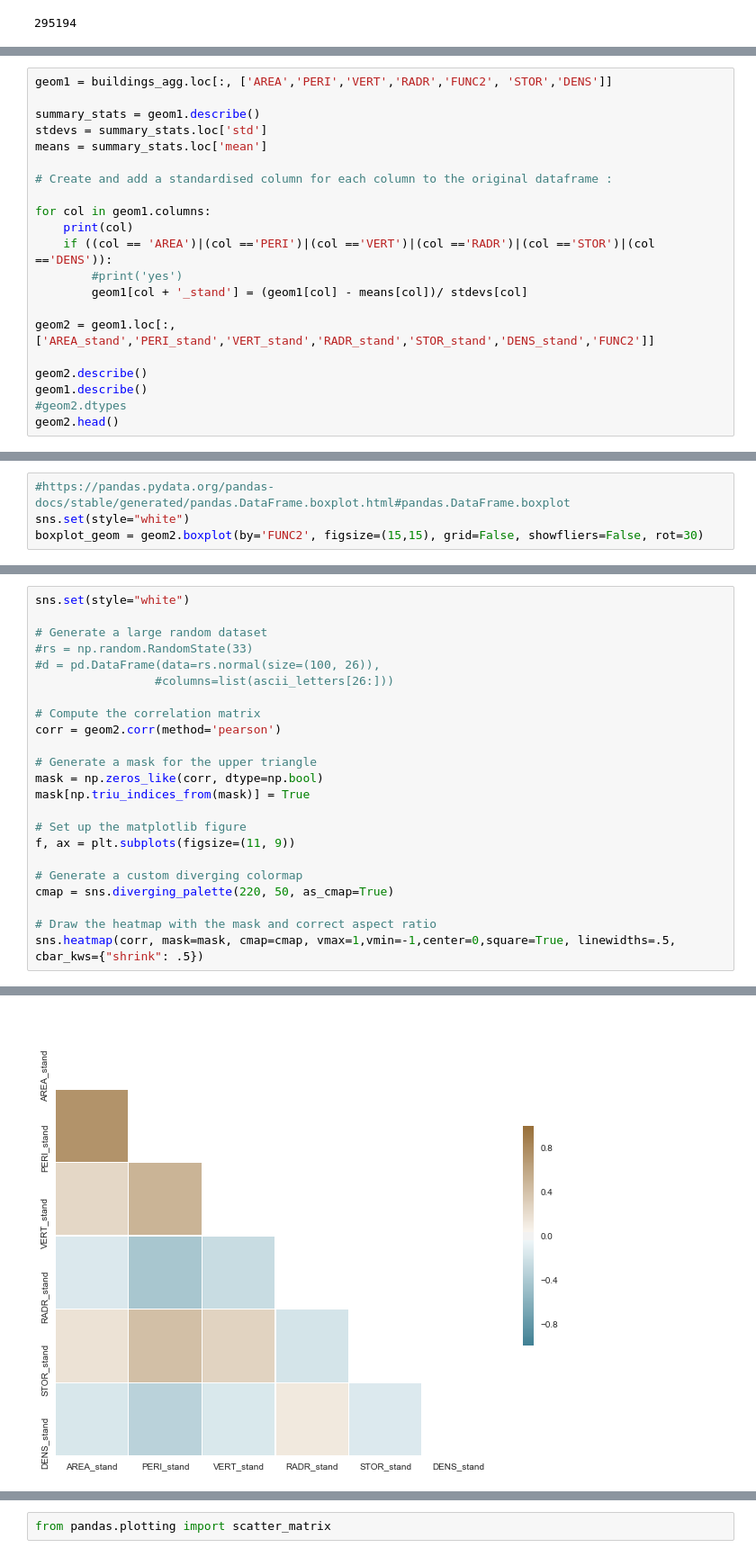
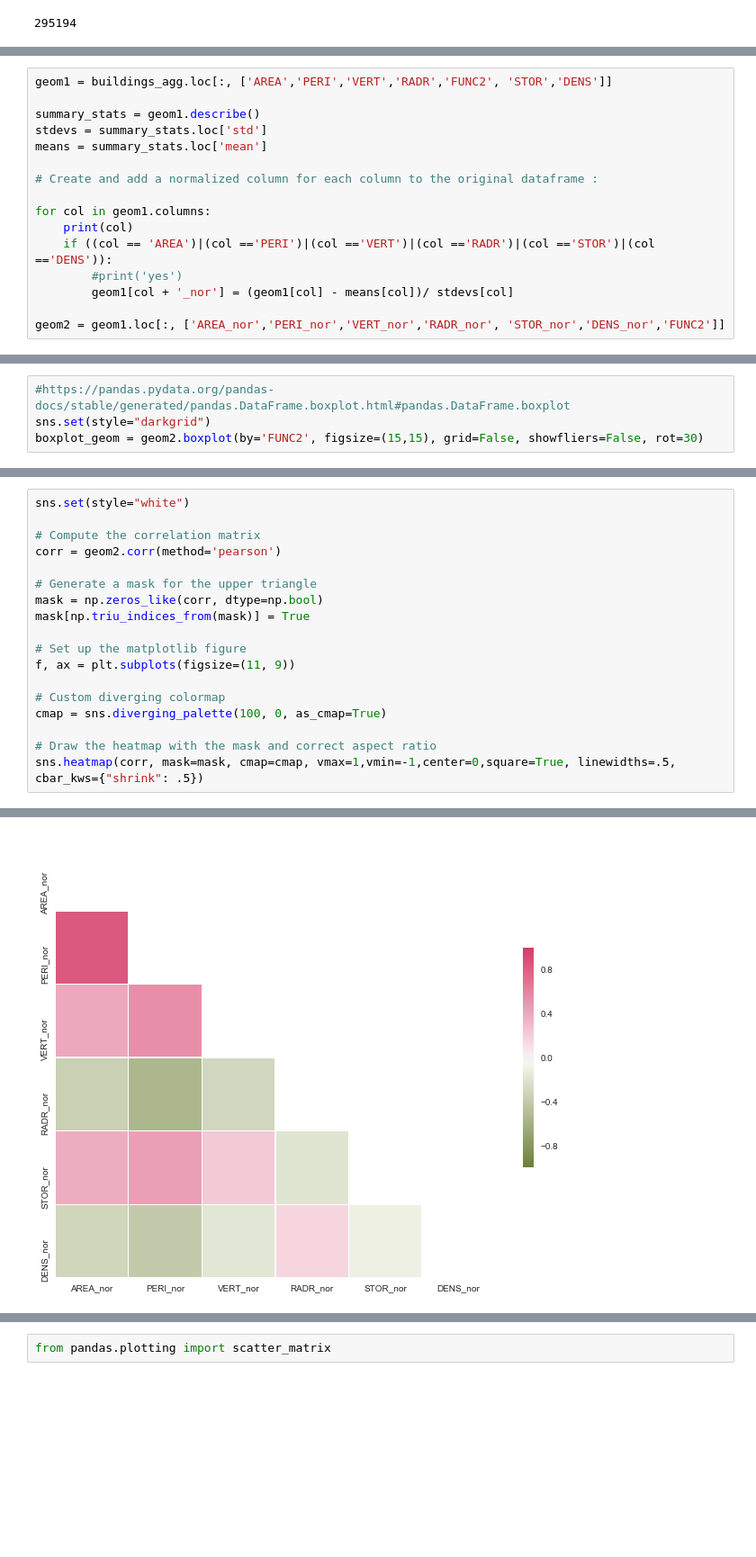
Before and after one commit to melanieimfeld/BuildingTypeClassificationSciKit, a Jupyter notebook: Final_analysis.ipynb, the cells around one changed output, grey strips where cells are left out. Shown at 90% size. Drawn from its saved outputs; the diff is of its cells as text; blank space fills up the shorter version.

```diff
--- a/Final_analysis.ipynb
+++ b/Final_analysis.ipynb
@@ -517,20 +424,15 @@ summary_stats = geom1.describe()
 stdevs = summary_stats.loc['std']
 means = summary_stats.loc['mean']
 
-# Create and add a standardised column for each column to the original dataframe :
+# Create and add a normalized column for each column to the original dataframe :
 
 for col in geom1.columns:
     print(col)
     if ((col == 'AREA')|(col =='PERI')|(col =='VERT')|(col =='RADR')|(col =='STOR')|(col =='DENS')):
         #print('yes')
-        geom1[col + '_stand'] = (geom1[col] - means[col])/ stdevs[col]
+        geom1[col + '_nor'] = (geom1[col] - means[col])/ stdevs[col]
 
-geom2 = geom1.loc[:, ['AREA_stand','PERI_stand','VERT_stand','RADR_stand','STOR_stand','DENS_stand','FUNC2']]
-
-geom2.describe()
-geom1.describe()
-#geom2.dtypes
-geom2.head()
+geom2 = geom1.loc[:, ['AREA_nor','PERI_nor','VERT_nor','RADR_nor', 'STOR_nor','DENS_nor','FUNC2']]
 # %% [output]
 AREA
 PERI
@@ -571,5 +460,5 @@ geom2.describe()
 # %%
 #https://pandas.pydata.org/pandas-docs/stable/generated/pandas.DataFrame.boxplot.html#pandas.DataFrame.boxplot
-sns.set(style="white")
+sns.set(style="darkgrid")
 boxplot_geom = geom2.boxplot(by='FUNC2', figsize=(15,15), grid=False, showfliers=False, rot=30)
 # %% [output]
@@ -592,26 +468,21 @@ examples where both correlations work: age - bloodpressure
 # %%
 sns.set(style="white")
-
-# Generate a large random dataset
-#rs = np.random.RandomState(33)
-#d = pd.DataFrame(data=rs.normal(size=(100, 26)),
-                 #columns=list(ascii_letters[26:]))
 
 # Compute the correlation matrix
 corr = geom2.corr(method='pearson')
 
 # Generate a mask for the upper triangle
 mask = np.zeros_like(corr, dtype=np.bool)
 mask[np.triu_indices_from(mask)] = True
 
 # Set up the matplotlib figure
 f, ax = plt.subplots(figsize=(11, 9))
 
-# Generate a custom diverging colormap
-cmap = sns.diverging_palette(220, 50, as_cmap=True)
+# Custom diverging colormap
+cmap = sns.diverging_palette(100, 0, as_cmap=True)
 
 # Draw the heatmap with the mask and correct aspect ratio
 sns.heatmap(corr, mask=mask, cmap=cmap, vmax=1,vmin=-1,center=0,square=True, linewidths=.5, cbar_kws={"shrink": .5})
 # %% [output]
 <matplotlib.axes._subplots.AxesSubplot at 0x...>
-[figure, old version]
+[figure, new version]
```
Also changed, not shown: parts of 272 cells of this notebook, 4 other files.
